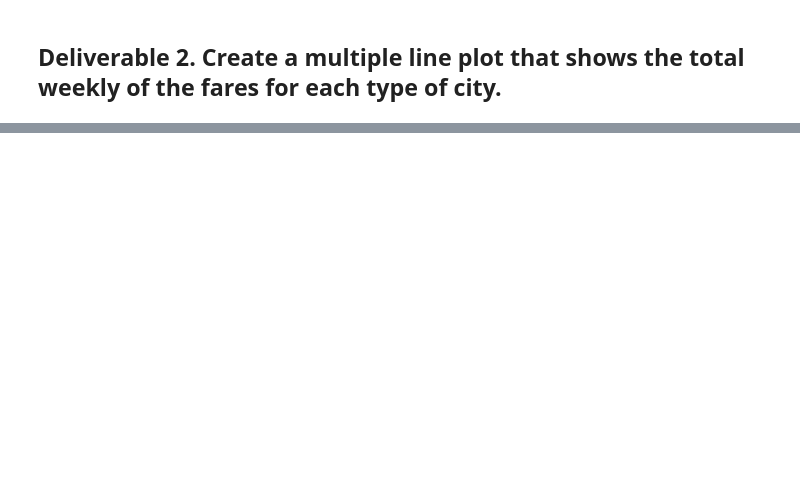
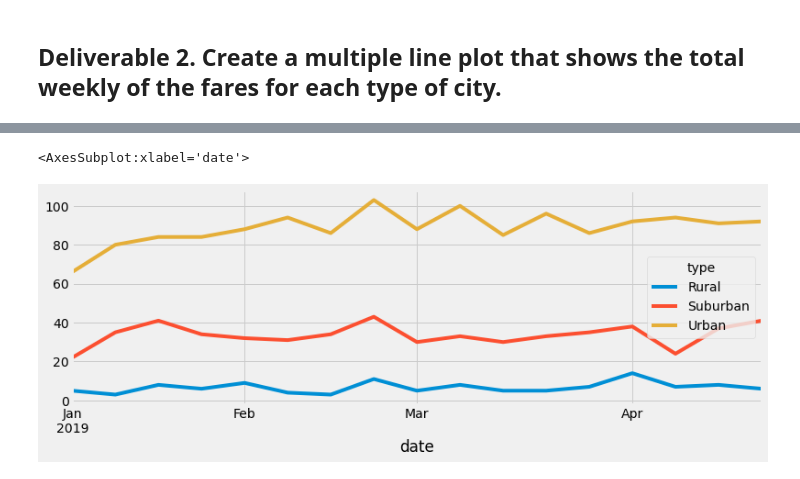
Before and after one commit to SpottedOwlet/PyBer_Analysis, a Jupyter notebook: PyBer_Challenge.ipynb, the cells around one changed output, grey strips where cells are left out. Saved outputs shown, nothing was run; the diff lists cells and outputs as text; code cells hidden in the pictures; blank space fills up the shorter version.

Commit message:
Pyber Analysis ready to debug

```diff
--- a/PyBer_Challenge.ipynb
+++ b/PyBer_Challenge.ipynb
@@ -78,3 +202,5 @@ pyber_summary_df.index.name = None
 # %%
 # 4. Create a pivot table with the 'date' as the index, the columns ='type', and values='fare'
 # to get the total fares for each type of city by the date.
+pyber_sum_fares_pivot = sum_of_fares_df.pivot(index = "date", columns = "type", values = "fare")
+pyber_sum_fares_pivot
@@ -81,2 +222,3 @@ pyber_summary_df.index.name = None
 # %%
 # 5. Create a new DataFrame from the pivot table DataFrame using loc on the given dates, '2019-01-01':'2019-04-29'.
+pyber_fares_Jan_April = pyber_sum_fares_pivot.loc['2019-01-01':'2019-04-29']
@@ -83,5 +242,5 @@ pyber_summary_df.index.name = None
 # %%
 # 6. Set the "date" index to datetime datatype. This is necessary to use the resample() method in Step 8.
-# df.index = pd.to_datetime(df.index)
+pyber_fares_Jan_April.index = pd.to_datetime(pyber_fares_Jan_April.index)
 # %%
 # 7. Check that the datatype for the index is datetime using df.info()
@@ -88,2 +259,3 @@ pyber_summary_df.index.name = None
 # %%
 # 8. Create a new DataFrame using the "resample()" function by week 'W' and get the sum of the fares for each week.
+weekly_pyber_fares_df = pyber_fares_Jan_April.resample('W').count()
@@ -90,7 +284,12 @@ pyber_summary_df.index.name = None
 # %%
 # 8. Using the object-oriented interface method, plot the resample DataFrame using the df.plot() function.
 
 # Import the style from Matplotlib.
 from matplotlib import style
 # Use the graph style fivethirtyeight.
 style.use('fivethirtyeight')
+
+weekly_pyber_fares_df.plot(figsize = (12,4))
+# %% [output]
+<AxesSubplot:xlabel='date'>
+[figure, added]
```
Also changed, not shown: parts of 25 cells of this notebook, 2 other files.
